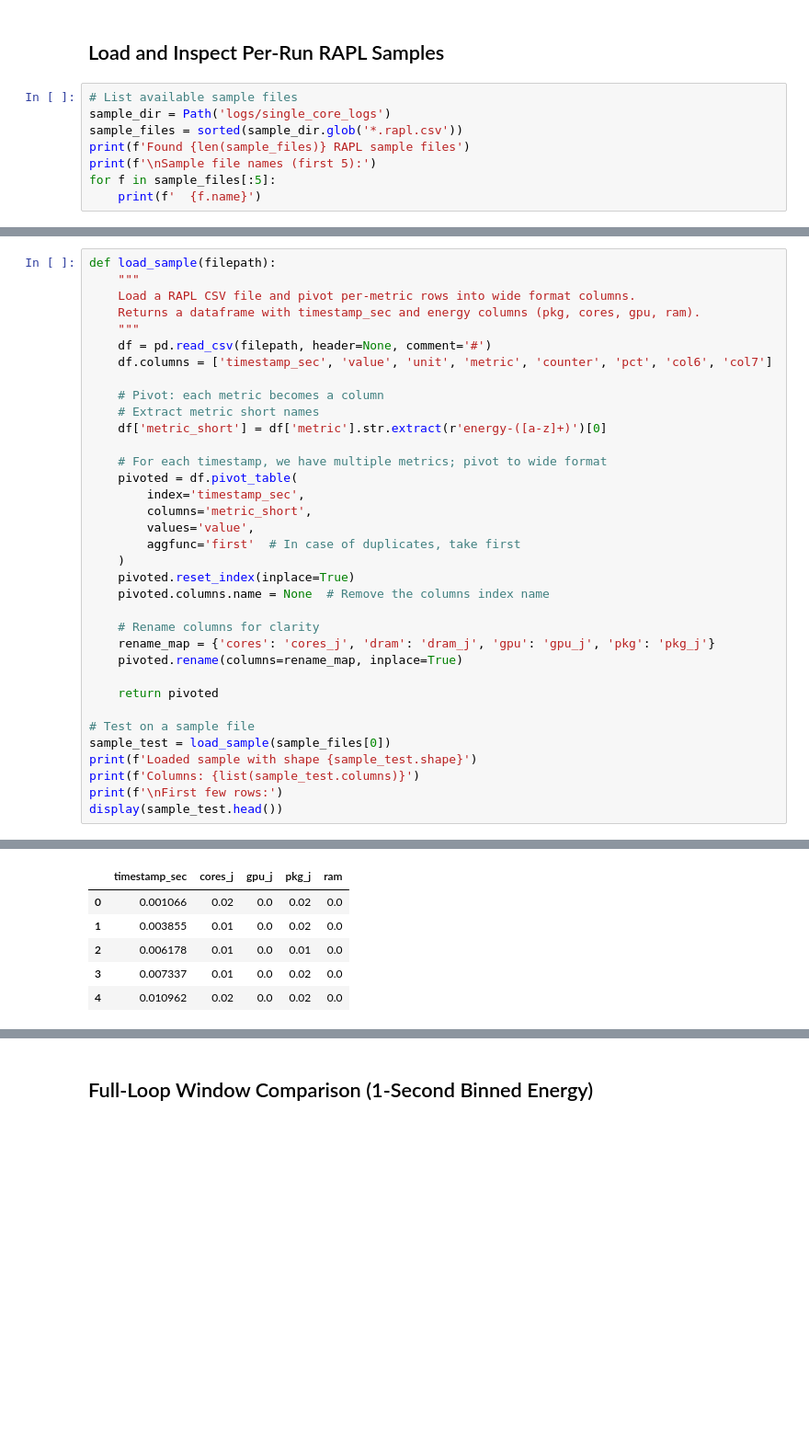
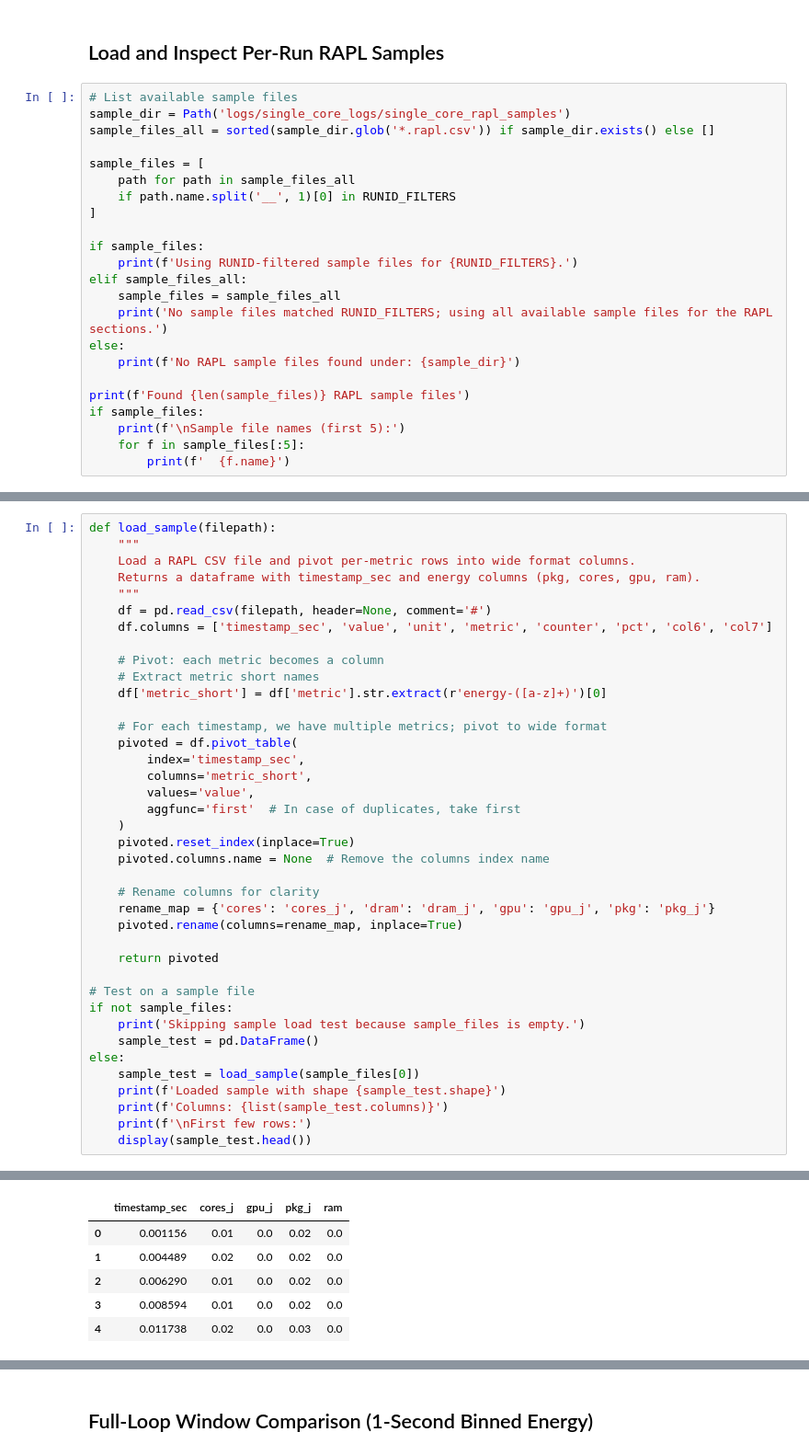
Before and after one commit to mkmason/sql-energy-optimization, a Jupyter notebook: single_core_analysis.ipynb, the cells around one changed output, grey strips where cells are left out. Shown at 92% size. Drawn from its saved outputs; the diff is of its cells as text; blank space fills up the shorter version.

```diff
--- a/single_core_analysis.ipynb
+++ b/single_core_analysis.ipynb
@@ -62,10 +79,25 @@ dtype: object
 ## Load and Inspect Per-Run RAPL Samples
 # %%
 # List available sample files
-sample_dir = Path('logs/single_core_logs')
-sample_files = sorted(sample_dir.glob('*.rapl.csv'))
+sample_dir = Path('logs/single_core_logs/single_core_rapl_samples')
+sample_files_all = sorted(sample_dir.glob('*.rapl.csv')) if sample_dir.exists() else []
+
+sample_files = [
+    path for path in sample_files_all
+    if path.name.split('__', 1)[0] in RUNID_FILTERS
+]
+
+if sample_files:
+    print(f'Using RUNID-filtered sample files for {RUNID_FILTERS}.')
+elif sample_files_all:
+    sample_files = sample_files_all
+    print('No sample files matched RUNID_FILTERS; using all available sample files for the RAPL sections.')
+else:
+    print(f'No RAPL sample files found under: {sample_dir}')
+
 print(f'Found {len(sample_files)} RAPL sample files')
-print(f'\nSample file names (first 5):')
-for f in sample_files[:5]:
-    print(f'  {f.name}')
+if sample_files:
+    print(f'\nSample file names (first 5):')
+    for f in sample_files[:5]:
+        print(f'  {f.name}')
 # %% [output]
@@ -107,9 +140,13 @@ def load_sample(filepath):
     return pivoted
 
 # Test on a sample file
-sample_test = load_sample(sample_files[0])
-print(f'Loaded sample with shape {sample_test.shape}')
-print(f'Columns: {list(sample_test.columns)}')
-print(f'\nFirst few rows:')
-display(sample_test.head())
+if not sample_files:
+    print('Skipping sample load test because sample_files is empty.')
+    sample_test = pd.DataFrame()
+else:
+    sample_test = load_sample(sample_files[0])
+    print(f'Loaded sample with shape {sample_test.shape}')
+    print(f'Columns: {list(sample_test.columns)}')
+    print(f'\nFirst few rows:')
+    display(sample_test.head())
 # %% [output]
@@ -117,9 +154,9 @@ Loaded sample with shape (927, 5)
 Columns: ['timestamp_sec', 'cores_j', 'gpu_j', 'pkg_j', 'ram']
 
 First few rows:
 |  | timestamp_sec | cores_j | gpu_j | pkg_j | ram |
-| 0 | 0.001066 | 0.02 | 0.0 | 0.02 | 0.0 |
-| 1 | 0.003855 | 0.01 | 0.0 | 0.02 | 0.0 |
-| 2 | 0.006178 | 0.01 | 0.0 | 0.01 | 0.0 |
-| 3 | 0.007337 | 0.01 | 0.0 | 0.02 | 0.0 |
-| 4 | 0.010962 | 0.02 | 0.0 | 0.02 | 0.0 |
+| 0 | 0.001156 | 0.01 | 0.0 | 0.02 | 0.0 |
+| 1 | 0.004489 | 0.02 | 0.0 | 0.02 | 0.0 |
+| 2 | 0.006290 | 0.01 | 0.0 | 0.02 | 0.0 |
+| 3 | 0.008594 | 0.01 | 0.0 | 0.02 | 0.0 |
+| 4 | 0.011738 | 0.02 | 0.0 | 0.03 | 0.0 |
```
Also changed, not shown: parts of 10 cells of this notebook, 3 other files.
